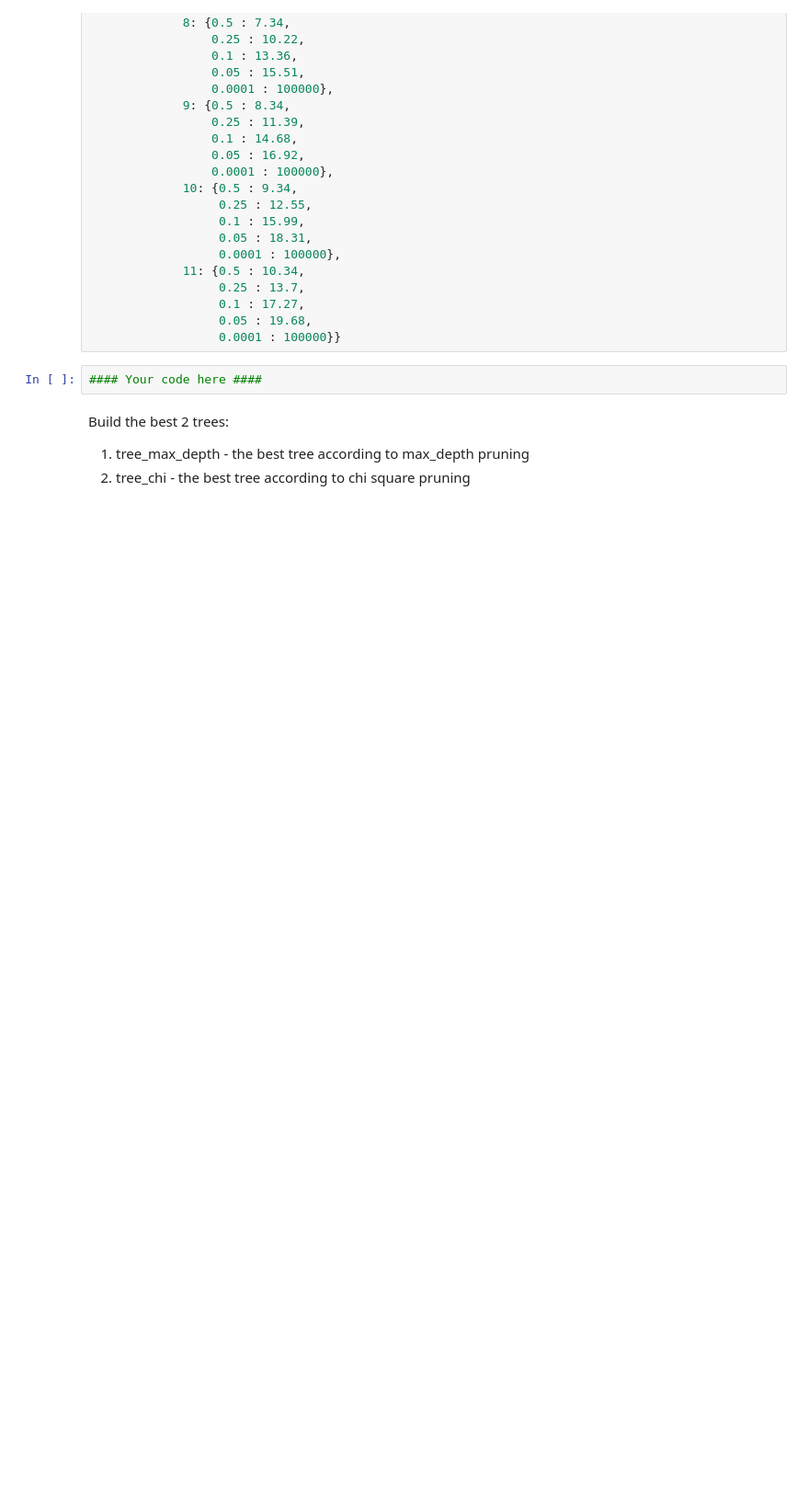
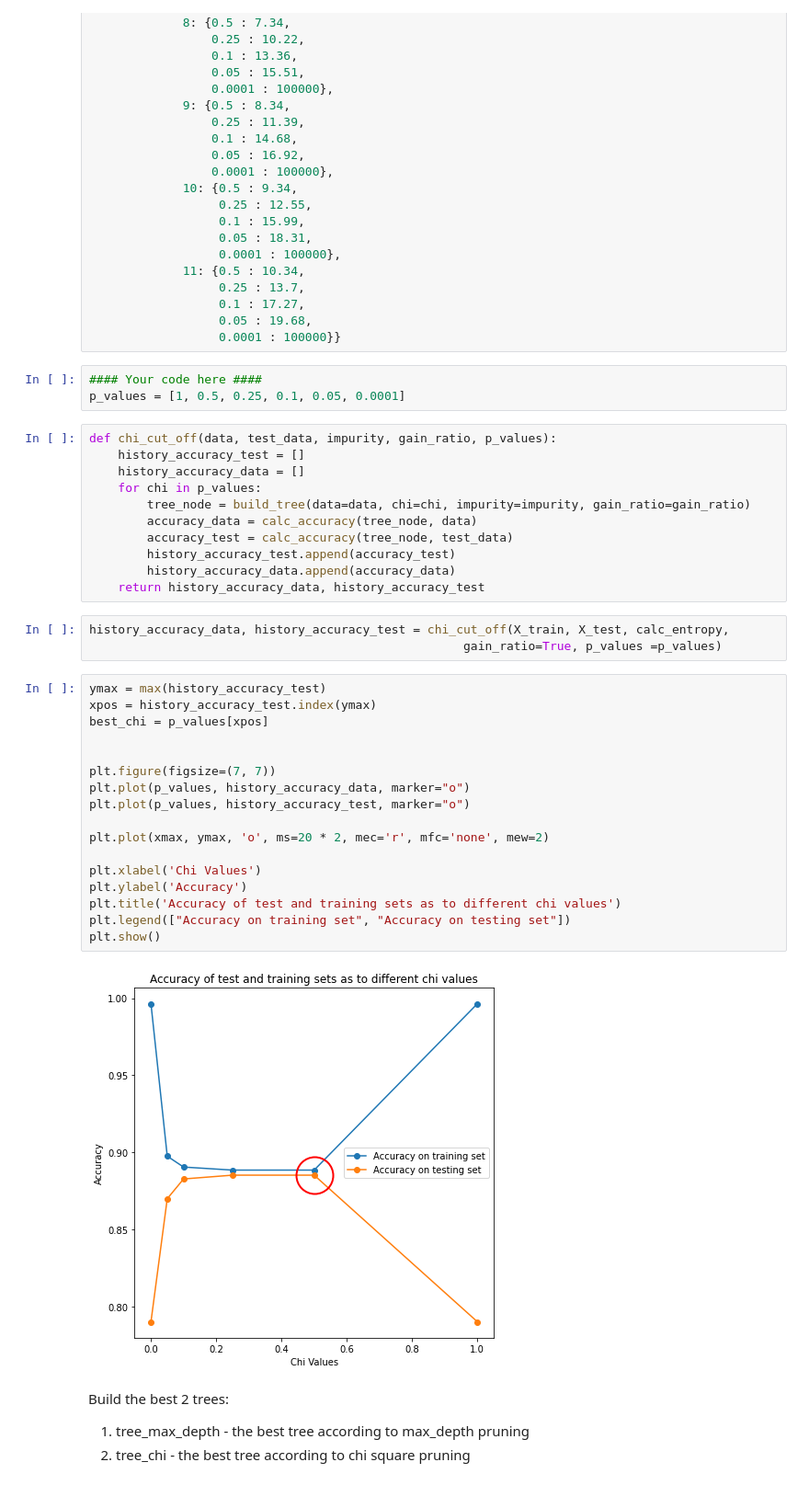
Before and after one commit to danspts/ml-hw, a Jupyter notebook: hw2/hwa2.ipynb, the cells around one changed output. Shown: that part at 92% size. Drawn from its saved outputs; the diff is of its cells as text; blank space fills up the shorter version.

```diff
--- a/hw2/hwa2.ipynb
+++ b/hw2/hwa2.ipynb
@@ -642,8 +576,42 @@ chi_table = {1: {0.5 : 0.45,
                   0.1 : 17.27,
                   0.05 : 19.68,
                   0.0001 : 100000}}
-# %%
-#### Your code here ####
+# %%
+#### Your code here ####
+p_values = [1, 0.5, 0.25, 0.1, 0.05, 0.0001]
+# %%
+def chi_cut_off(data, test_data, impurity, gain_ratio, p_values):
+    history_accuracy_test = []
+    history_accuracy_data = []
+    for chi in p_values:
+        tree_node = build_tree(data=data, chi=chi, impurity=impurity, gain_ratio=gain_ratio)
+        accuracy_data = calc_accuracy(tree_node, data)
+        accuracy_test = calc_accuracy(tree_node, test_data)
+        history_accuracy_test.append(accuracy_test)
+        history_accuracy_data.append(accuracy_data)
+    return history_accuracy_data, history_accuracy_test
+# %%
+history_accuracy_data, history_accuracy_test = chi_cut_off(X_train, X_test, calc_entropy,
+                                                    gain_ratio=True, p_values =p_values)
+# %%
+ymax = max(history_accuracy_test)
+xpos = history_accuracy_test.index(ymax)
+best_chi = p_values[xpos]
+
+
+plt.figure(figsize=(7, 7))
+plt.plot(p_values, history_accuracy_data, marker="o")
+plt.plot(p_values, history_accuracy_test, marker="o")
+
+plt.plot(xmax, ymax, 'o', ms=20 * 2, mec='r', mfc='none', mew=2)
+
+plt.xlabel('Chi Values')
+plt.ylabel('Accuracy')
+plt.title('Accuracy of test and training sets as to different chi values')
+plt.legend(["Accuracy on training set", "Accuracy on testing set"])
+plt.show()
+# %% [output]
+[figure, added]
 # %% [markdown]
 Build the best 2 trees:
 1. tree_max_depth - the best tree according to max_depth pruning
```
Also changed, not shown: parts of 24 cells of this notebook.
